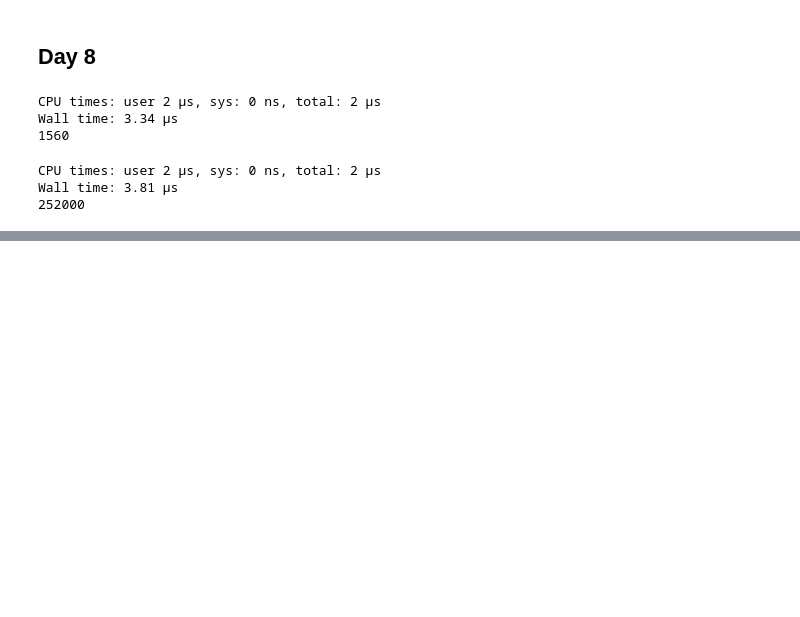
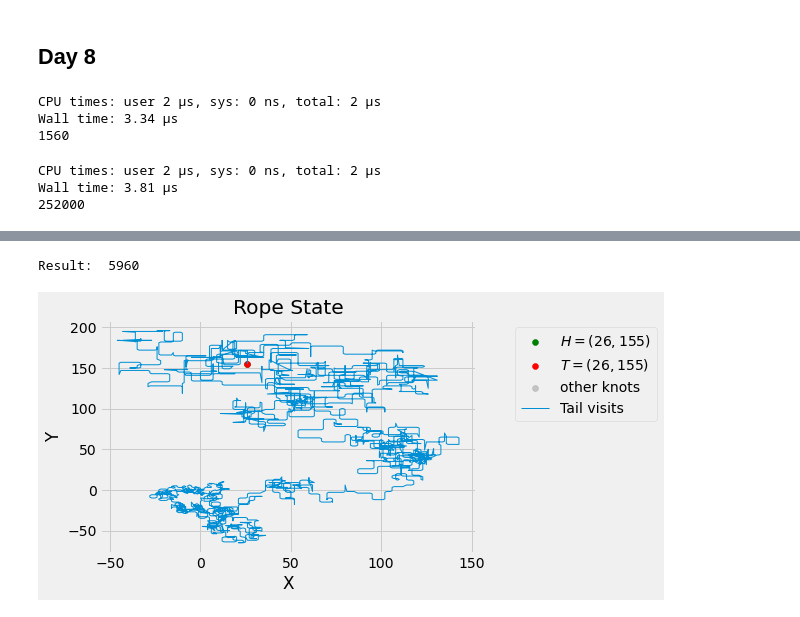
Before and after one commit to lgabs/advent-of-code, a Jupyter notebook: 2022/Advent of Code 2022.ipynb, the cells around one changed output, grey strips where cells are left out. Cells and saved outputs as stored; diff of their text form; code cells hidden in the pictures; blank space fills up the shorter version.

```diff
--- a/2022/Advent of Code 2022.ipynb
+++ b/2022/Advent of Code 2022.ipynb
@@ -511,0 +658,5 @@ Wall time: 3.81 µs
+# %%
+day9(n_knots=2)
+# %% [output]
+Result:  5960
+[figure, added]
```
Also changed, not shown: parts of 8 cells of this notebook, 1 other file.
